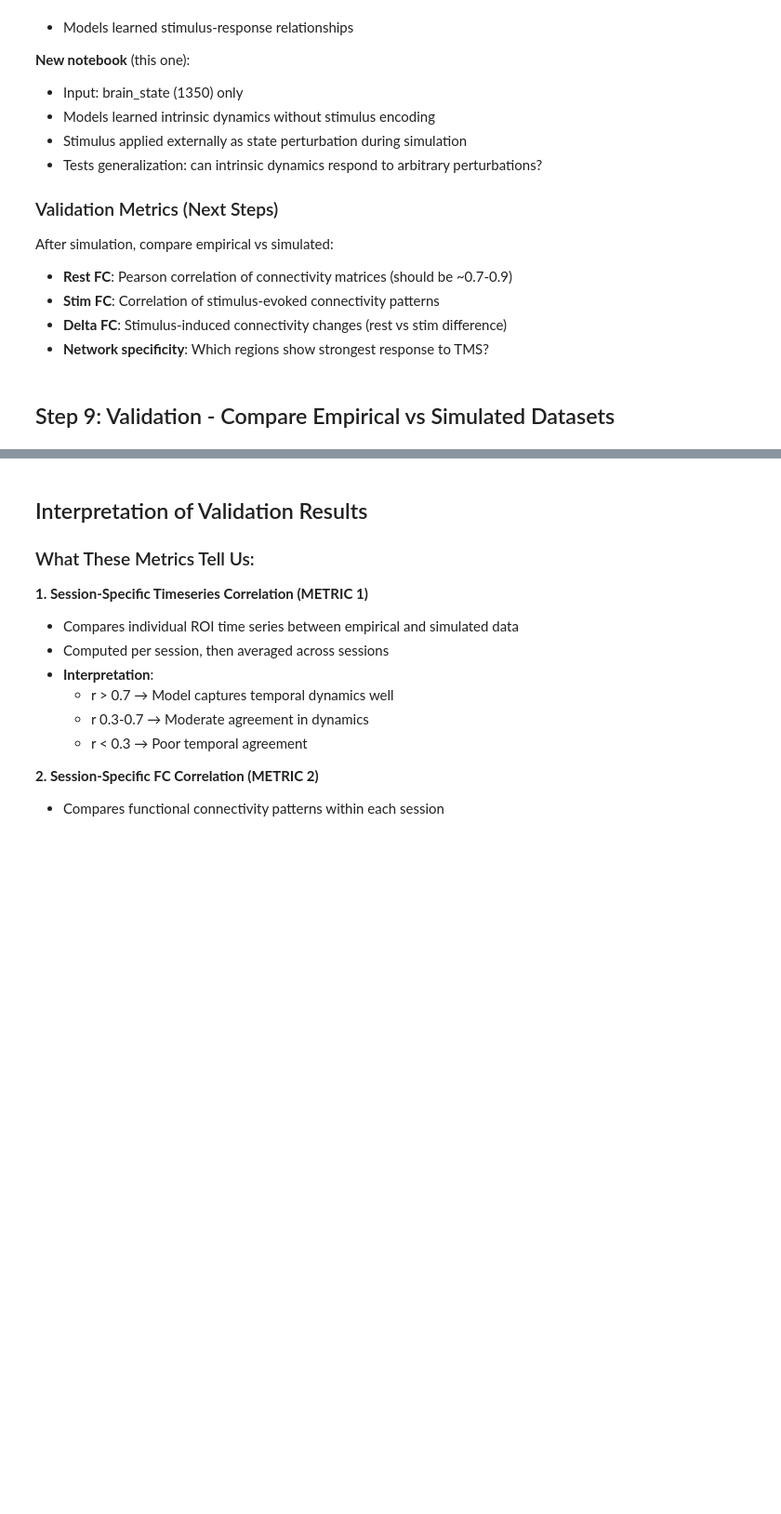
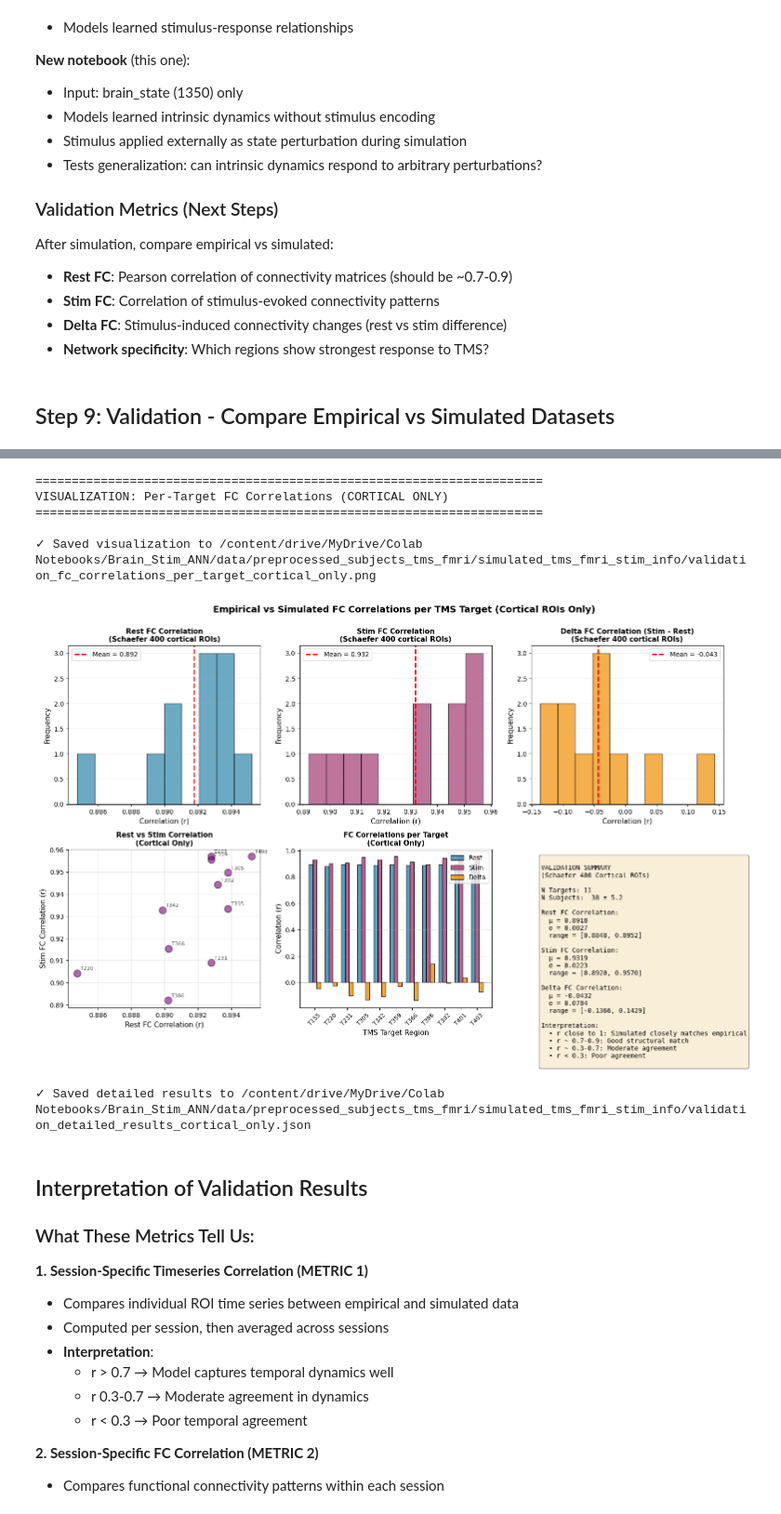
Before and after one commit to grabuffo/BrainStim_ANN_fMRI_HCP, a Jupyter notebook: notebooks/Simulate_TMS_fMRI_ANN.ipynb, the cells around one changed output, grey strips where cells are left out. Shown at 93% size. Saved outputs shown, nothing was run; the diff lists cells and outputs as text; code cells hidden in the pictures; blank space fills up the shorter version.

```diff
--- a/notebooks/Simulate_TMS_fMRI_ANN.ipynb
+++ b/notebooks/Simulate_TMS_fMRI_ANN.ipynb
@@ -132,14 +154,20 @@ for model_file in sorted(model_files):
     model_path = os.path.join(weights_dir, model_file)
 
     try:
-        # Create model instance using NPI build_model helper
-        model = build_model("MLP", ROI_num=ROI_num, using_steps=using_steps).to(device)
+        # Load the checkpoint
+        torch.serialization.add_safe_globals([torch.nn.modules.linear.Linear, torch.nn.modules.activation.ReLU])
+        checkpoint = torch.load(model_path, map_location=device, weights_only=False)
 
-        # Load weights
-        torch.serialization.add_safe_globals([torch.nn.modules.linear.Linear, torch.nn.modules.activation.ReLU])
-        model.load_state_dict(torch.load(model_path, map_location=device, weights_only=False))
+        # Handle both cases: saved as state_dict or as full model
+        if isinstance(checkpoint, dict):
+            # Case 1: Saved as state_dict
+            model = build_model("MLP", ROI_num=ROI_num, using_steps=using_steps).to(device)
+            model.load_state_dict(checkpoint)
+        else:
+            # Case 2: Saved as full model object
+            model = checkpoint.to(device) if hasattr(checkpoint, 'to') else checkpoint
+
         model.eval()
-
         trained_models[sub_id] = model
         print(f"✓ {sub_id}")
     except Exception as e:
@@ -991,11 +1162,11 @@ print("="*70)
 # %%
-# --- Visualize Per-Target Correlations ---
+# --- Visualize Per-Target Correlations (CORTICAL ONLY) ---
 print("\n" + "="*70)
-print("VISUALIZATION: Per-Target FC Correlations")
+print("VISUALIZATION: Per-Target FC Correlations (CORTICAL ONLY)")
 print("="*70)
 
 fig, axes = plt.subplots(2, 3, figsize=(16, 10))
-fig.suptitle('Empirical vs Simulated FC Correlations per TMS Target',
+fig.suptitle('Empirical vs Simulated FC Correlations per TMS Target (Cortical ROIs Only)',
              fontsize=14, fontweight='bold', y=1.00)
 
 # Color scheme
@@ -1009,7 +1180,7 @@ ax.axvline(np.mean(all_r_rest), color='red', linestyle='--', linewidth=2,
            label=f'Mean = {np.mean(all_r_rest):.3f}')
 ax.set_xlabel('Correlation (r)', fontsize=11)
 ax.set_ylabel('Frequency', fontsize=11)
-ax.set_title('Rest FC Correlation\n(Avg across subjects per target)', fontsize=11, fontweight='bold')
+ax.set_title('Rest FC Correlation\n(Schaefer 400 cortical ROIs)', fontsize=11, fontweight='bold')
 ax.legend(fontsize=10)
 ax.grid(alpha=0.3, axis='y')
 ax.set_ylim(bottom=0)
@@ -1021,7 +1192,7 @@ ax.axvline(np.mean(all_r_stim), color='red', linestyle='--', linewidth=2,
            label=f'Mean = {np.mean(all_r_stim):.3f}')
 ax.set_xlabel('Correlation (r)', fontsize=11)
 ax.set_ylabel('Frequency', fontsize=11)
-ax.set_title('Stim FC Correlation\n(Avg across subjects per target)', fontsize=11, fontweight='bold')
+ax.set_title('Stim FC Correlation\n(Schaefer 400 cortical ROIs)', fontsize=11, fontweight='bold')
 ax.legend(fontsize=10)
 ax.grid(alpha=0.3, axis='y')
 ax.set_ylim(bottom=0)
@@ -1033,7 +1204,7 @@ ax.axvline(np.mean(all_r_delta), color='red', linestyle='--', linewidth=2,
            label=f'Mean = {np.mean(all_r_delta):.3f}')
 ax.set_xlabel('Correlation (r)', fontsize=11)
 ax.set_ylabel('Frequency', fontsize=11)
-ax.set_title('Delta FC Correlation (Stim - Rest)\n(Avg across subjects per target)',
+ax.set_title('Delta FC Correlation (Stim - Rest)\n(Schaefer 400 cortical ROIs)',
              fontsize=11, fontweight='bold')
 ax.legend(fontsize=10)
 ax.grid(alpha=0.3, axis='y')
@@ -1045,7 +1216,7 @@ ax = axes[1, 0]
 ax.scatter(all_r_rest, all_r_stim, s=120, alpha=0.6, color='purple', edgecolor='black', linewidth=1)
 ax.set_xlabel('Rest FC Correlation (r)', fontsize=11)
 ax.set_ylabel('Stim FC Correlation (r)', fontsize=11)
-ax.set_title('Rest vs Stim Correlation', fontsize=11, fontweight='bold')
+ax.set_title('Rest vs Stim Correlation\n(Cortical Only)', fontsize=11, fontweight='bold')
 ax.grid(alpha=0.3)
 
 # Add target labels
@@ -1070,7 +1241,7 @@ bars3 = ax.bar(x_pos + width, [target_results[t]["r_delta"] for t in targets],
 
 ax.set_xlabel('TMS Target Region', fontsize=11)
 ax.set_ylabel('Correlation (r)', fontsize=11)
-ax.set_title('FC Correlations per Target', fontsize=11, fontweight='bold')
+ax.set_title('FC Correlations per Target\n(Cortical Only)', fontsize=11, fontweight='bold')
 ax.set_xticks(x_pos)
 ax.set_xticklabels([f'T{t}' for t in targets], fontsize=9, rotation=45)
 ax.legend(fontsize=10)
@@ -1083,6 +1254,7 @@ ax.axis('off')
 
 summary_text = f"""
 VALIDATION SUMMARY
+(Schaefer 400 Cortical ROIs)
 
 N Targets: {len(target_results)}
 N Subjects: {np.mean([target_results[t]['n_subjects'] for t in target_results]): .0f} ± {np.std([target_results[t]['n_subjects'] for t in target_results]):.1f}
@@ -1114,52 +1286,52 @@ ax.text(0.05, 0.95, summary_text, transform=ax.transAxes,
         bbox=dict(boxstyle='round', facecolor='wheat', alpha=0.5))
 
 plt.tight_layout()
-out_fig = os.path.join(out_dir, "validation_fc_correlations_per_target.png")
+out_fig = os.path.join(out_dir, "validation_fc_correlations_per_target_cortical_only.png")
 plt.savefig(out_fig, dpi=150, bbox_inches='tight')
 print(f"\n✓ Saved visualization to {out_fig}")
 plt.show()
 
 # Save detailed results to JSON
 validation_results = {
-    "timeseries_correlations": {
-        "rest": {
-            "mean": float(np.mean(all_rest_corrs)) if all_rest_corrs else None,
-            "std": float(np.std(all_rest_corrs)) if all_rest_corrs else None,
-            "n_sessions": len(all_rest_corrs)
-        },
-        "stim": {
-            "mean": float(np.mean(all_stim_ts_corrs)) if all_stim_ts_corrs else None,
-            "std": float(np.std(all_stim_ts_corrs)) if all_stim_ts_corrs else None,
-            "n_sessions": len(all_stim_ts_corrs)
-        }
+    "metadata": {
+        "rois_analyzed": "Schaefer 400 cortical (indices 50-449)",
+        "n_cortical_rois": 400,
     },
-    "fc_correlations": {
+    "fc_correlations_cortical": {
         "rest": {
             "mean": float(np.mean(all_rest_fc_corrs)) if all_rest_fc_corrs else None,
             "std": float(np.std(all_rest_fc_corrs)) if all_rest_fc_corrs else None,
             "n_sessions": len(all_rest_fc_corrs)
         },
         "stim": {
             "mean": float(np.mean(all_stim_fc_corrs)) if all_stim_fc_corrs else None,
             "std": float(np.std(all_stim_fc_corrs)) if all_stim_fc_corrs else None,
             "n_sessions": len(all_stim_fc_corrs)
         }
     },
-    "per_target_fc_analysis": {
+    "per_target_fc_analysis_cortical": {
         str(target_idx): {
             "r_rest": target_results[target_idx]["r_rest"],
             "r_stim": target_results[target_idx]["r_stim"],
             "r_delta": target_results[target_idx]["r_delta"],
             "n_subjects": target_results[target_idx]["n_subjects"]
         }
         for target_idx in target_results.keys()
     }
 }
 
-val_json = os.path.join(out_dir, "validation_detailed_results.json")
+val_json = os.path.join(out_dir, "validation_detailed_results_cortical_only.json")
 with open(val_json, "w") as f:
     json.dump(validation_results, f, indent=2)
 print(f"✓ Saved detailed results to {val_json}")
+# %% [output]
+======================================================================
+VISUALIZATION: Per-Target FC Correlations (CORTICAL ONLY)
+======================================================================
+
+✓ Saved visualization to /content/drive/MyDrive/Colab Notebooks/Brain_Stim_ANN/data/preprocessed_subjects_tms_fmri/simulated_tms_fmri_stim_info/validation_fc_correlations_per_target_cortical_only.png
+[figure, added]
+✓ Saved detailed results to /content/drive/MyDrive/Colab Notebooks/Brain_Stim_ANN/data/preprocessed_subjects_tms_fmri/simulated_tms_fmri_stim_info/validation_detailed_results_cortical_only.json
 # %% [markdown]
 ## Interpretation of Validation Results
 
```
Also changed, not shown: parts of 15 cells of this notebook.
